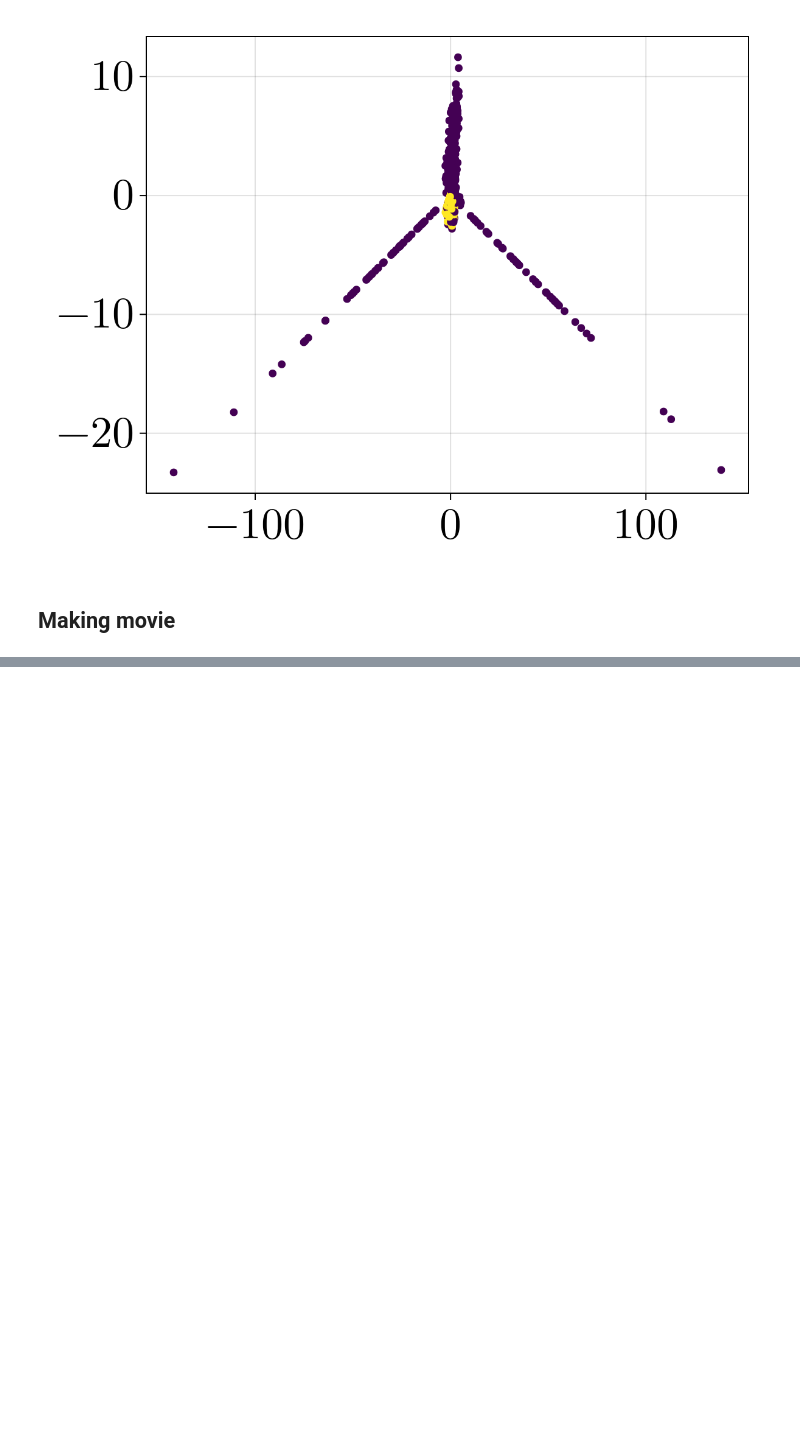
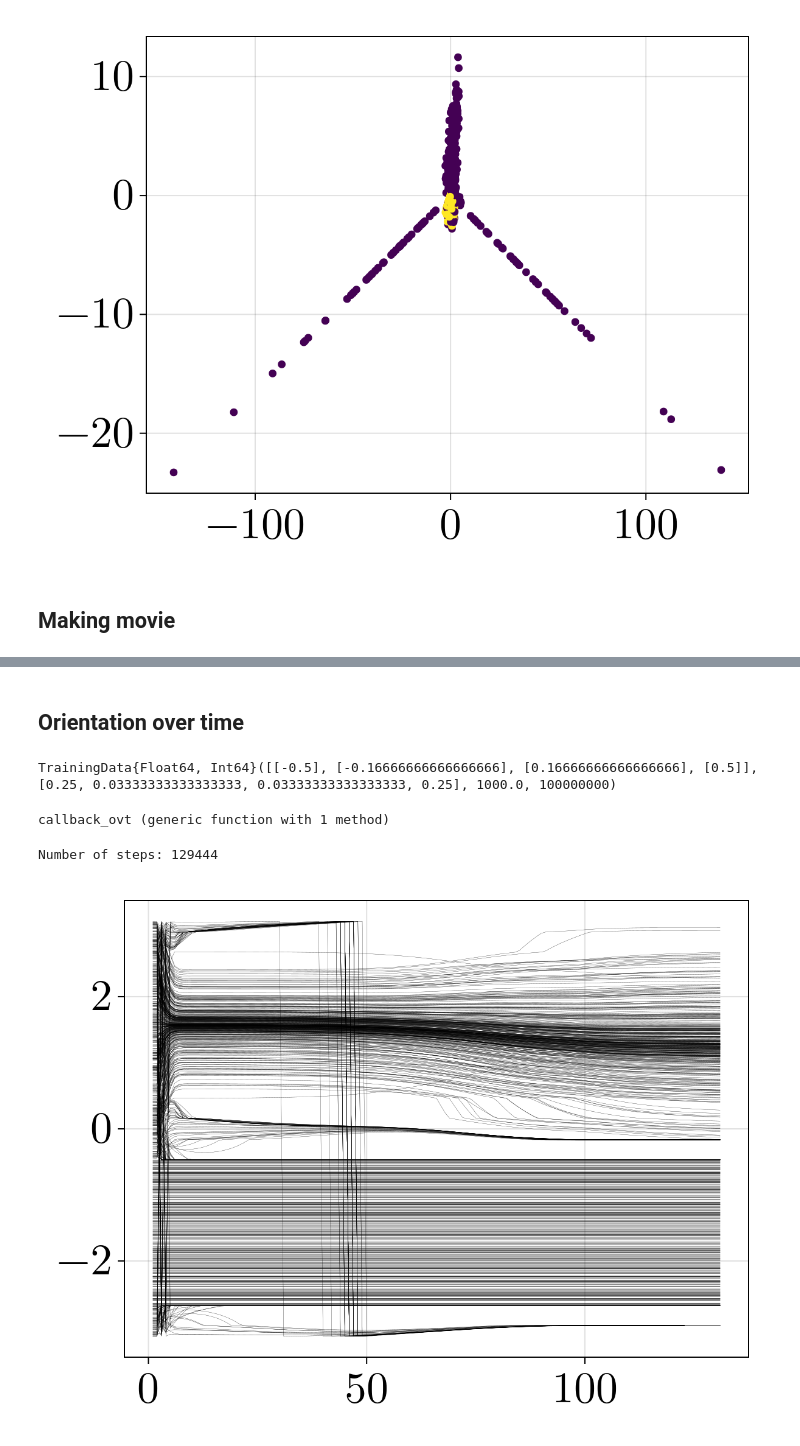
Before and after one commit to DirkBurgers/BEP, a Jupyter notebook: Experiments/Different data/training.ipynb, the cells around one changed output, grey strips where cells are left out. Drawn from its saved outputs; the diff is of its cells as text; code cells hidden in the pictures; blank space fills up the shorter version.

```diff
--- a/Experiments/Different data/training.ipynb
+++ b/Experiments/Different data/training.ipynb
@@ -141,0 +216,43 @@ Number of steps: 1
+# %% [markdown]
+## Orientation over time
+# %%
+# Data parameters
+d = 1
+dataX = [[-1/2], [-1/6], [1/6], [1/2]]
+dataY = [1/4, 1/30, 1/30, 1/4]
+
+# NN parameters
+m = 1_000
+γ = 1.75
+γ′ = 0.0
+
+nn = TwoLayerNN(d, m, γ, γ′)
+
+# Create copy of inital weights
+initialNN = copy(nn)
+
+# Training parameters
+learning_rate = 1000.0
+max_steps = 100_000_000
+
+training_data = TrainingData(dataX, dataY, learning_rate, max_steps)
+# %% [output]
+TrainingData{Float64, Int64}([[-0.5], [-0.16666666666666666], [0.16666666666666666], [0.5]], [0.25, 0.03333333333333333, 0.03333333333333333, 0.25], 1000.0, 100000000)
+# %%
+orientations = angle.(vec(nn.w) + im * nn.b)
+
+function callback_ovt(nn, step, loss)
+    if step % 1000 == 1
+        global orientations=cat(orientations, angle.(vec(nn.w) + im * nn.b); dims=2)
+    end
+end
+# %% [output]
+callback_ovt (generic function with 1 method)
+# %%
+train!(nn, training_data; callback=callback_ovt)
+# %% [output]
+Number of steps: 129444
+# %%
+series(orientations; solid_color=:black, linewidth=0.15)
+# %% [output]
+[figure, added]
```
Also changed, not shown: parts of 3 cells of this notebook, 7 other files.
